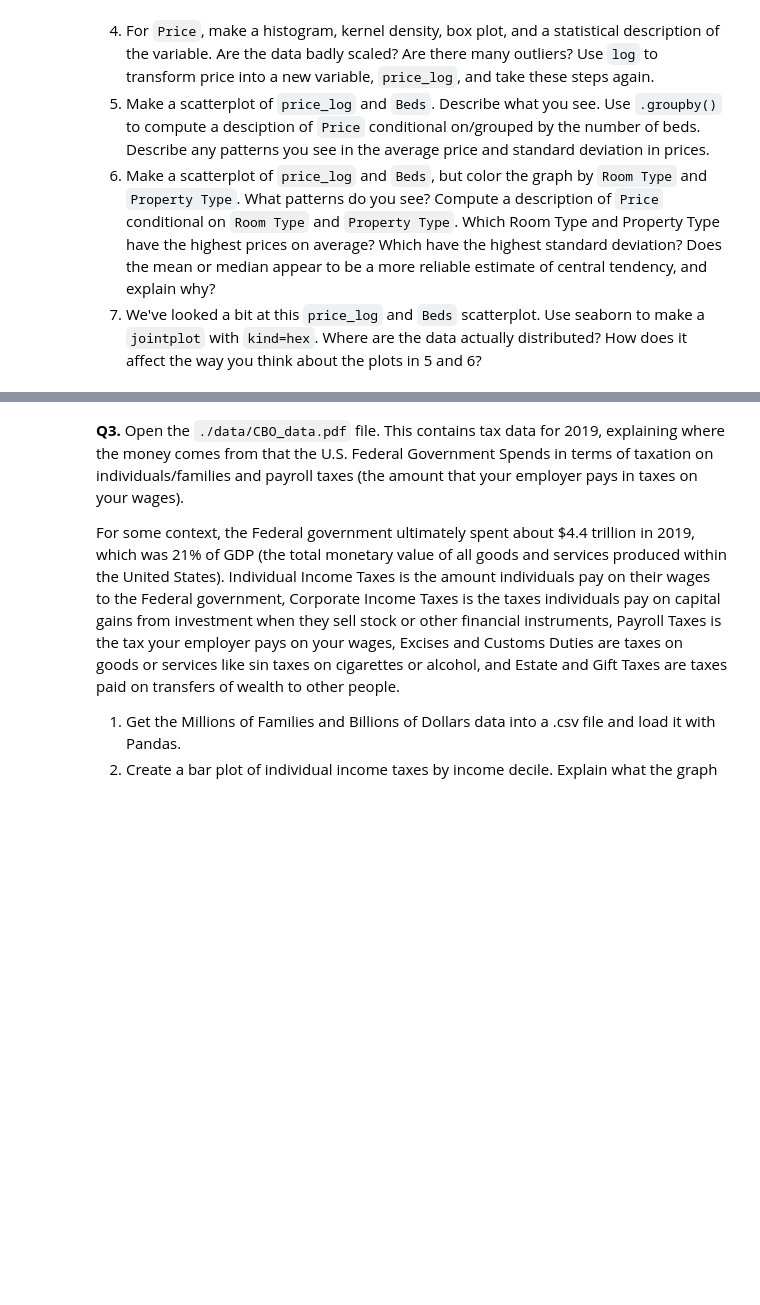
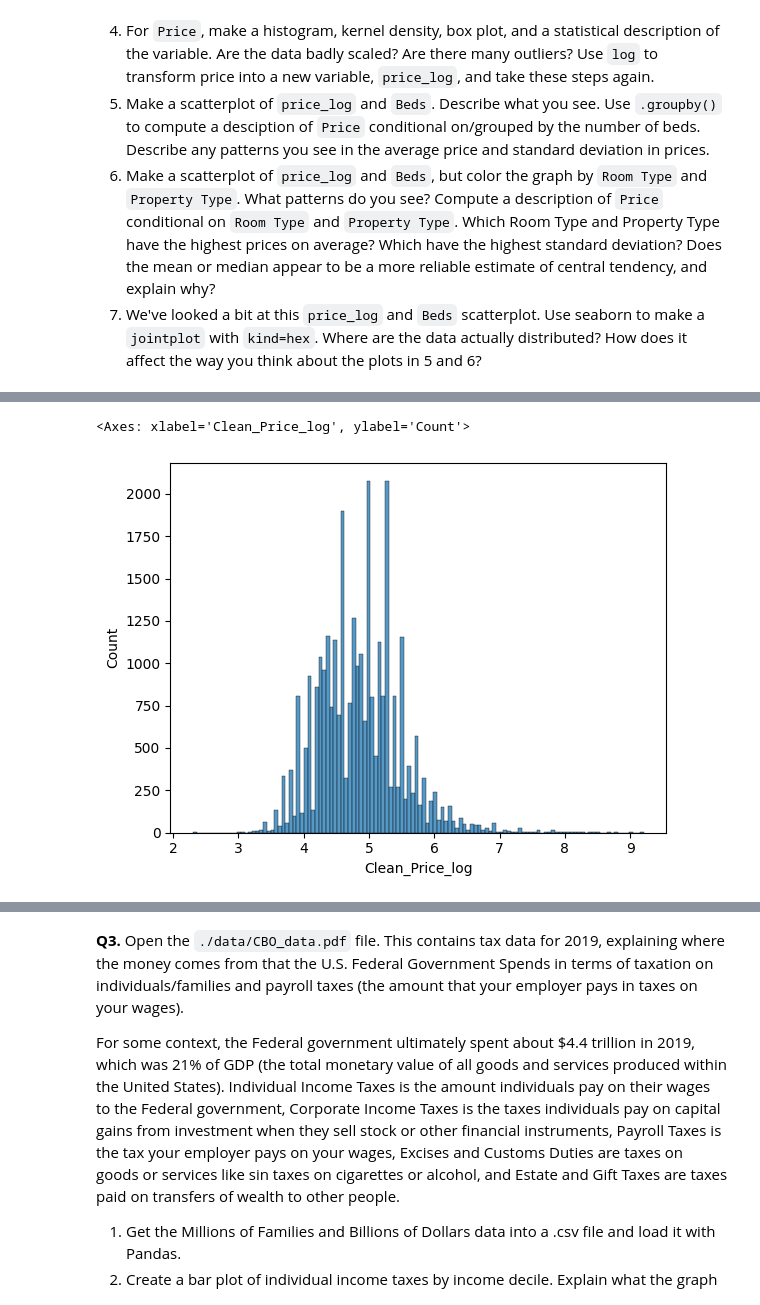
Before and after one commit to Kianjputnam/visualization, a Jupyter notebook: assignment/assignment.ipynb, the cells around one changed output, grey strips where cells are left out. Drawn from its saved outputs; the diff is of its cells as text; code cells hidden in the pictures; blank space fills up the shorter version.

```diff
--- a/assignment/assignment.ipynb
+++ b/assignment/assignment.ipynb
@@ -118,0 +215,7 @@ Name: grad_100_value, dtype: float64
+# %%
+airb['Clean_Price_log'] = np.log(airb['Clean_Price'])
+# %%
+sns.histplot(data=airb,x='Clean_Price_log')
+# %% [output]
+<Axes: xlabel='Clean_Price_log', ylabel='Count'>
+[figure, added]
```
Also changed, not shown: parts of 14 cells of this notebook.
